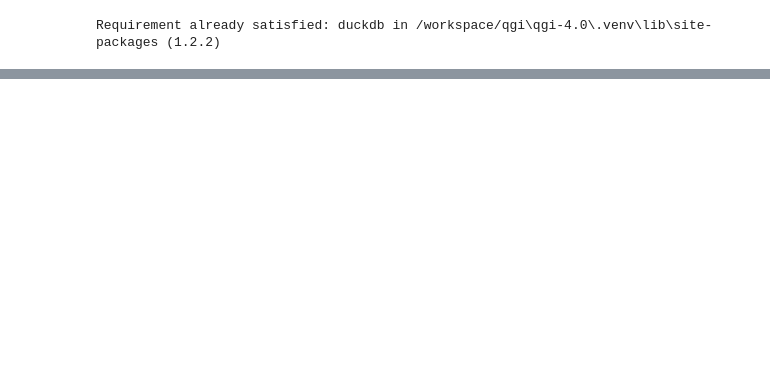
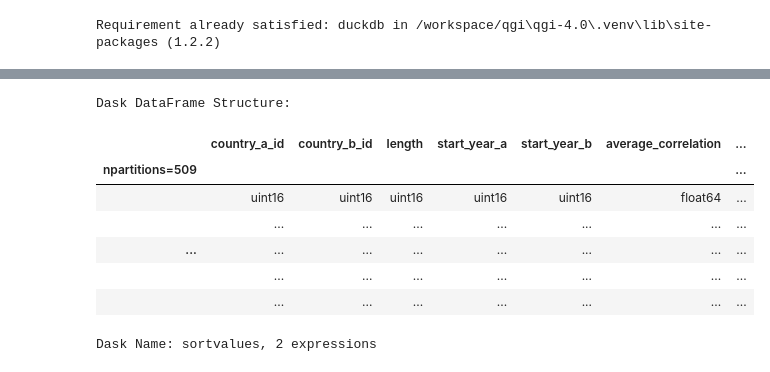
Before and after one commit to AminAlAit/qgi-4.0, a Jupyter notebook: src/pattern_maker/main.ipynb, the cells around one changed output, grey strips where cells are left out. Drawn from its saved outputs; the diff is of its cells as text; code cells hidden in the pictures; blank space fills up the shorter version.

```diff
--- a/src/pattern_maker/main.ipynb
+++ b/src/pattern_maker/main.ipynb
@@ -210,0 +64,6 @@ logger.info("Renaming completed")
+# %%
+# Sort by PPS and select top N patterns
+logger.info(f"Selecting top {TOP_PPS_PATTERNS_COUNT} patterns based on PPS...")
+sorted_ddf = ddf.sort_values('pps', ascending=False)
+sorted_ddf
+# %% [output]
@@ -210,0 +71,9 @@ logger.info("Renaming completed")
+Dask DataFrame Structure:
+|  | country_a_id | country_b_id | length | start_year_a | start_year_b | average_correlation | ... |
+| npartitions=509 |  |  |  |  |  |  | ... |
+|  | uint16 | uint16 | uint16 | uint16 | uint16 | float64 | ... |
+|  | ... | ... | ... | ... | ... | ... | ... |
+| ... | ... | ... | ... | ... | ... | ... | ... |
+|  | ... | ... | ... | ... | ... | ... | ... |
+|  | ... | ... | ... | ... | ... | ... | ... |
+Dask Name: sortvalues, 2 expressions
```
Also changed, not shown: parts of 7 cells of this notebook, 19 other files.
